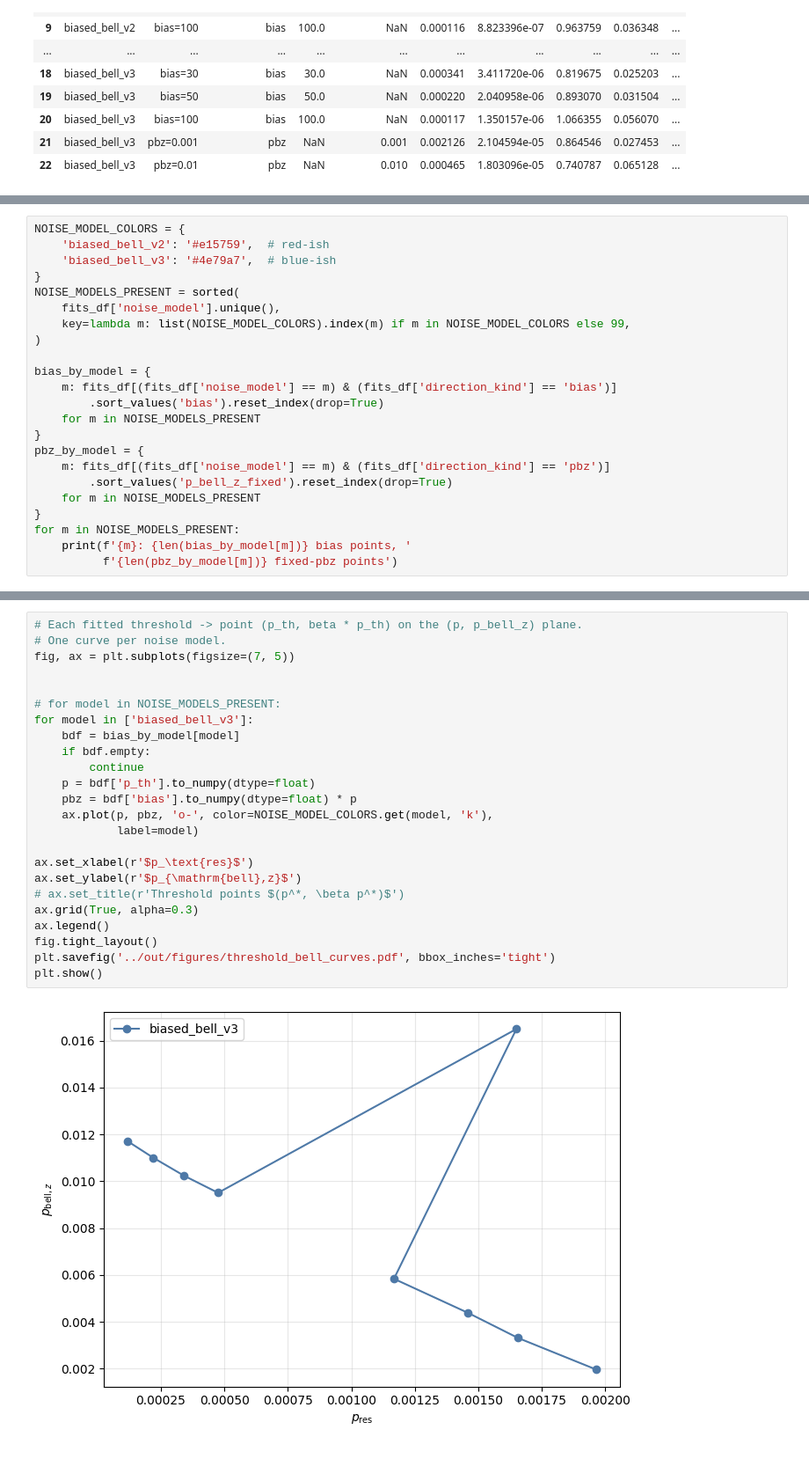
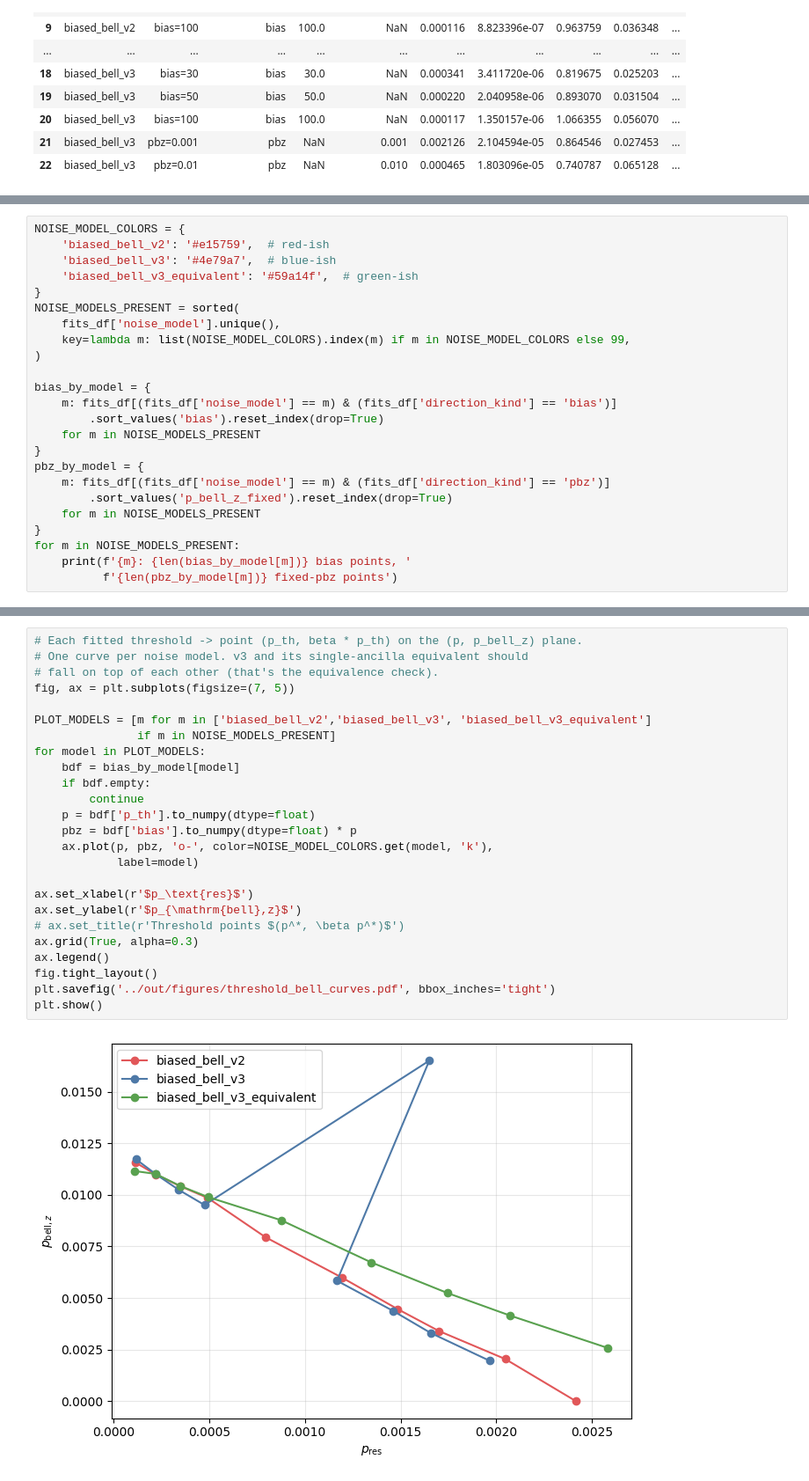
Before and after one commit to RetzkersGroup/distributed-qec, a Jupyter notebook: notebooks/threshold_vs_bias_bell.ipynb, the cells around one changed output, grey strips where cells are left out. Shown at 88% size. Saved outputs shown, nothing was run; the diff lists cells and outputs as text.

```diff
--- a/notebooks/threshold_vs_bias_bell.ipynb
+++ b/notebooks/threshold_vs_bias_bell.ipynb
@@ -69,6 +207,7 @@ dtype: int64
 NOISE_MODEL_COLORS = {
     'biased_bell_v2': '#e15759',  # red-ish
     'biased_bell_v3': '#4e79a7',  # blue-ish
+    'biased_bell_v3_equivalent': '#59a14f',  # green-ish
 }
 NOISE_MODELS_PRESENT = sorted(
     fits_df['noise_model'].unique(),
@@ -94,29 +234,30 @@ biased_bell_v3: 9 bias points, 2 fixed-pbz points
 # %%
 # Each fitted threshold -> point (p_th, beta * p_th) on the (p, p_bell_z) plane.
-# One curve per noise model.
+# One curve per noise model. v3 and its single-ancilla equivalent should
+# fall on top of each other (that's the equivalence check).
 fig, ax = plt.subplots(figsize=(7, 5))
 
-
-# for model in NOISE_MODELS_PRESENT:
-for model in ['biased_bell_v3']:
+PLOT_MODELS = [m for m in ['biased_bell_v2','biased_bell_v3', 'biased_bell_v3_equivalent']
+               if m in NOISE_MODELS_PRESENT]
+for model in PLOT_MODELS:
     bdf = bias_by_model[model]
     if bdf.empty:
         continue
     p = bdf['p_th'].to_numpy(dtype=float)
     pbz = bdf['bias'].to_numpy(dtype=float) * p
     ax.plot(p, pbz, 'o-', color=NOISE_MODEL_COLORS.get(model, 'k'),
             label=model)
 
 ax.set_xlabel(r'$p_\text{res}$')
 ax.set_ylabel(r'$p_{\mathrm{bell},z}$')
 # ax.set_title(r'Threshold points $(p^*, \beta p^*)$')
 ax.grid(True, alpha=0.3)
 ax.legend()
 fig.tight_layout()
 plt.savefig('../out/figures/threshold_bell_curves.pdf', bbox_inches='tight')
 plt.show()
 # %% [output]
-[figure, old version]
+[figure, new version]
 # %%
 # p_th vs fixed p_bell_z (independent scan, easier to interpret
 # experimentally because p_bell_z is set by hardware). One curve per noise model.
```
Also changed, not shown: parts of 5 cells of this notebook.
